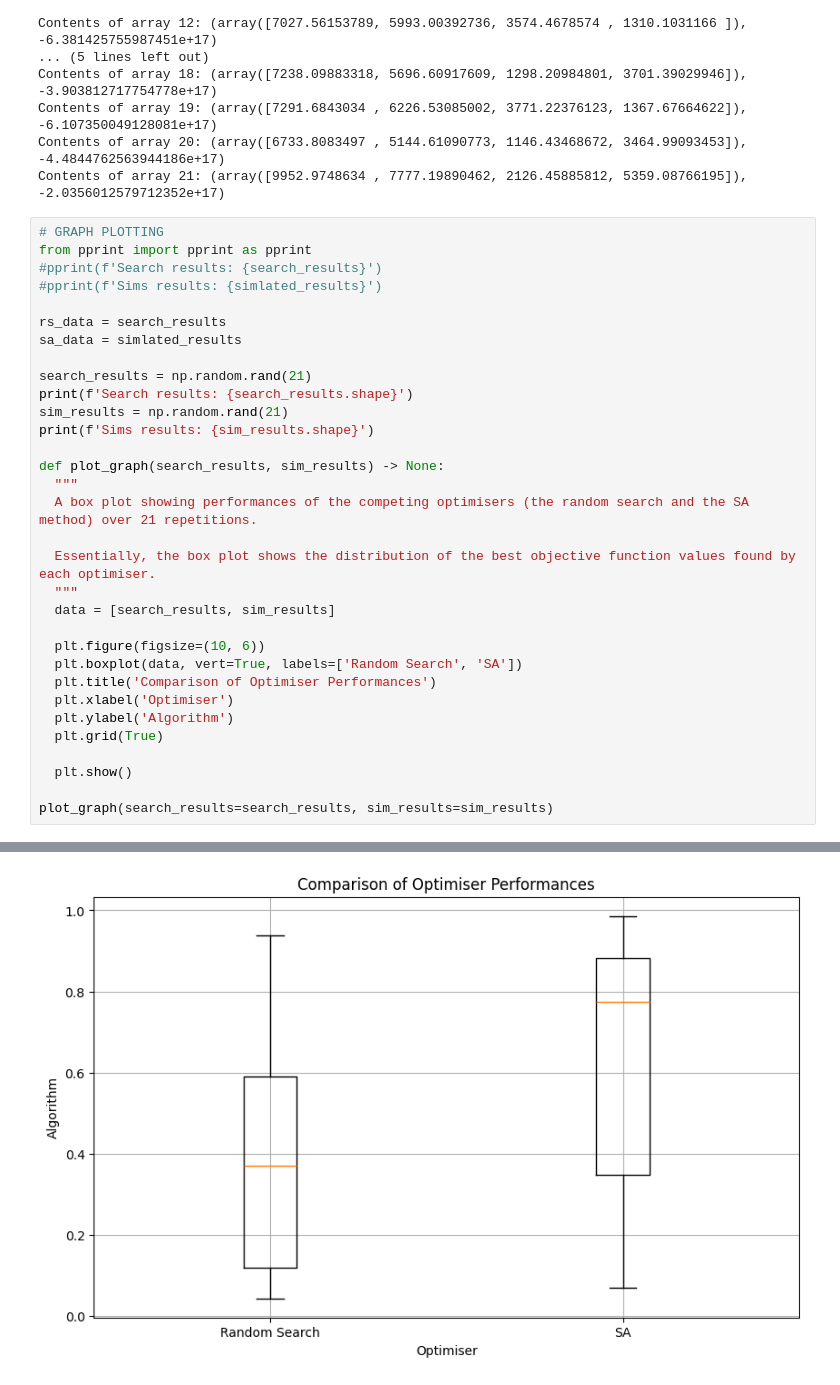
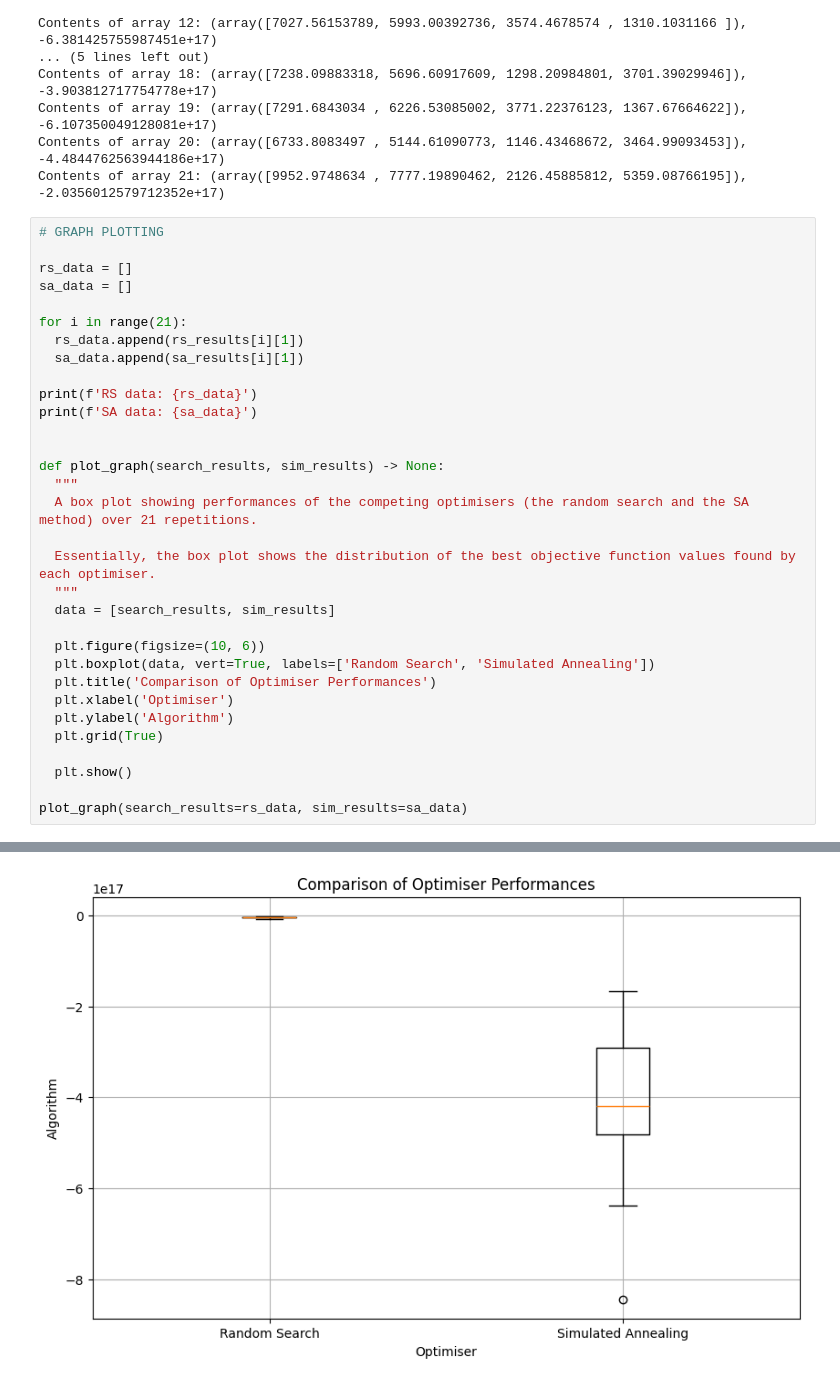
Before and after one commit to 50-Course/swarm-optimizers, a Jupyter notebook: XXXXXX.ipynb, the cells around one changed output, grey strips where cells are left out. Drawn from its saved outputs; the diff is of its cells as text.

```diff
--- a/XXXXXX.ipynb
+++ b/XXXXXX.ipynb
@@ -294,17 +309,17 @@ Contents of array 20: (array([6733.8083497 , 5144.61090773, 1146.43468672, 3464.
 Contents of array 21: (array([9952.9748634 , 7777.19890462, 2126.45885812, 5359.08766195]), -2.0356012579712352e+17)
 # %%
 # GRAPH PLOTTING
-from pprint import pprint as pprint
-#pprint(f'Search results: {search_results}')
-#pprint(f'Sims results: {simlated_results}')
 
-rs_data = search_results
-sa_data = simlated_results
+rs_data = []
+sa_data = []
 
-search_results = np.random.rand(21)
-print(f'Search results: {search_results.shape}')
-sim_results = np.random.rand(21)
-print(f'Sims results: {sim_results.shape}')
+for i in range(21):
+  rs_data.append(rs_results[i][1])
+  sa_data.append(sa_results[i][1])
+
+print(f'RS data: {rs_data}')
+print(f'SA data: {sa_data}')
+
 
 def plot_graph(search_results, sim_results) -> None:
   """
@@ -315,7 +330,7 @@ def plot_graph(search_results, sim_results) -> None:
   data = [search_results, sim_results]
 
   plt.figure(figsize=(10, 6))
-  plt.boxplot(data, vert=True, labels=['Random Search', 'SA'])
+  plt.boxplot(data, vert=True, labels=['Random Search', 'Simulated Annealing'])
   plt.title('Comparison of Optimiser Performances')
   plt.xlabel('Optimiser')
   plt.ylabel('Algorithm')
@@ -323,5 +338,5 @@ def plot_graph(search_results, sim_results) -> None:
 
   plt.show()
 
-plot_graph(search_results=search_results, sim_results=sim_results)
+plot_graph(search_results=rs_data, sim_results=sa_data)
 # %% [output]
@@ -330 +345 @@ Sims results: (21,)
-[figure, old version]
+[figure, new version]
```
Also changed, not shown: parts of 2 cells of this notebook.
